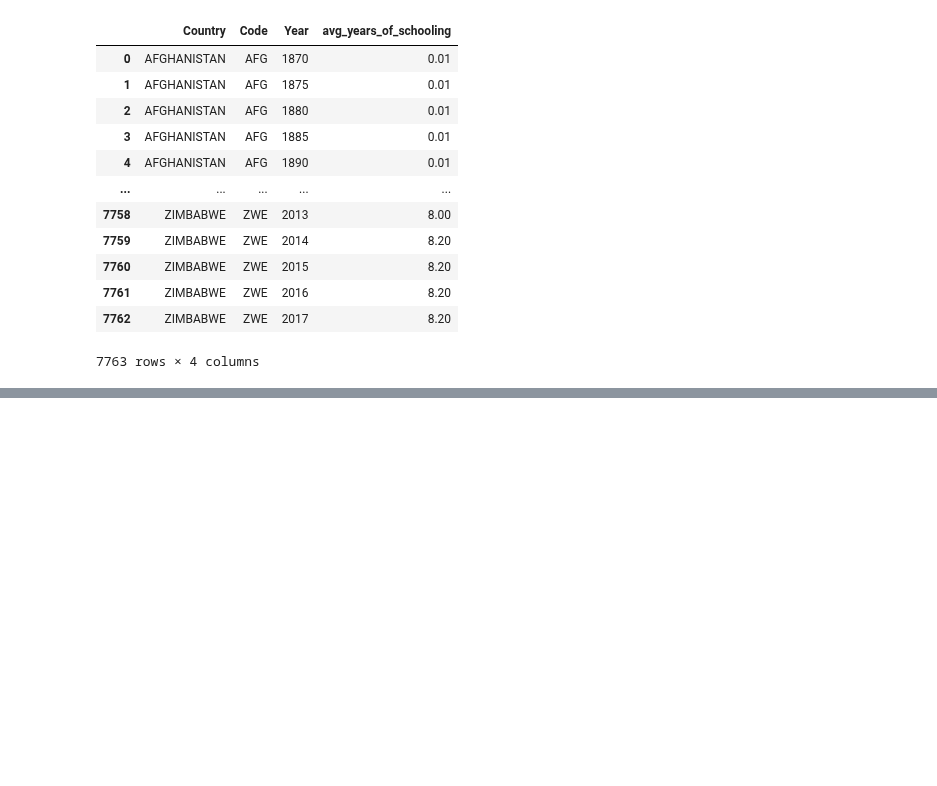
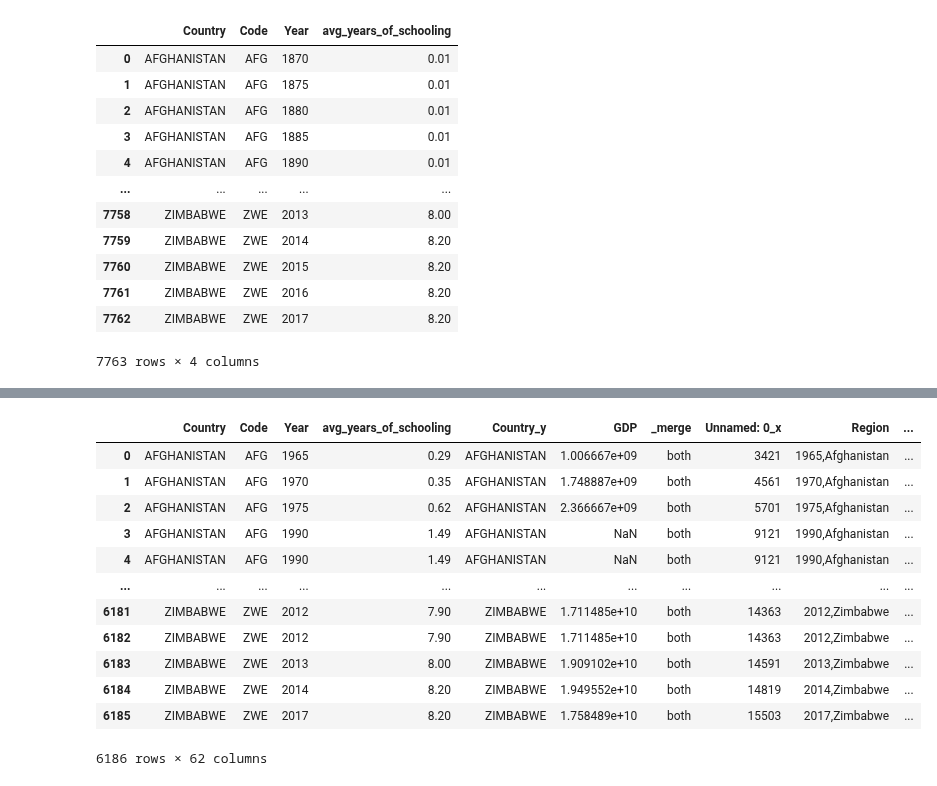
Before and after one commit to addmelo/ACME, a Jupyter notebook: Merging_data.ipynb, the cells around one changed output, grey strips where cells are left out. Drawn from its saved outputs; the diff is of its cells as text; code cells hidden in the pictures; blank space fills up the shorter version.

```diff
--- a/Merging_data.ipynb
+++ b/Merging_data.ipynb
@@ -55,4 +55,6 @@ world_gdp
 # %%
-data = pd.merge(education_2017, world_gdp, on=['Code', 'Year'],how='outer', indicator=True)
-data[(data['Year'] == 2000)*(data['_merge'] != 'both')]
+data = pd.merge(education_2017, world_gdp, on=['Code', 'Year'],how='inner', indicator=True)
+# data[(data['Year'] == 2000)*(data['_merge'] != 'both')]
+data = data.rename(columns={"Country_x": "Country"})
+data
 # %% [output]
@@ -59,0 +74,3 @@ KeyError: 'Code'
+# %%
+data_fertility_rate = pd.read_csv('Cleaned Datasets/cleaned_fertility_data.csv')
+data_fertility_rate
@@ -59,0 +91,18 @@ KeyError: 'Code'
+# %%
+data_with_population = pd.merge(data, population_data, on=['Country', 'Year'] , how='inner')
+df = pd.merge(data_with_population, data_fertility_rate, on=['Country', 'Year'] , how='inner')
+df
+# %% [output]
+|  | Country | Code | Year | avg_years_of_schooling | Country_y | GDP | _merge | Unnamed: 0_x | Region | ... |
+| 0 | AFGHANISTAN | AFG | 1965 | 0.29 | AFGHANISTAN | 1.006667e+09 | both | 3421 | 1965,Afghanistan | ... |
+| 1 | AFGHANISTAN | AFG | 1970 | 0.35 | AFGHANISTAN | 1.748887e+09 | both | 4561 | 1970,Afghanistan | ... |
+| 2 | AFGHANISTAN | AFG | 1975 | 0.62 | AFGHANISTAN | 2.366667e+09 | both | 5701 | 1975,Afghanistan | ... |
+| 3 | AFGHANISTAN | AFG | 1990 | 1.49 | AFGHANISTAN | NaN | both | 9121 | 1990,Afghanistan | ... |
+| 4 | AFGHANISTAN | AFG | 1990 | 1.49 | AFGHANISTAN | NaN | both | 9121 | 1990,Afghanistan | ... |
+| ... | ... | ... | ... | ... | ... | ... | ... | ... | ... | ... |
+| 6181 | ZIMBABWE | ZWE | 2012 | 7.90 | ZIMBABWE | 1.711485e+10 | both | 14363 | 2012,Zimbabwe | ... |
+| 6182 | ZIMBABWE | ZWE | 2012 | 7.90 | ZIMBABWE | 1.711485e+10 | both | 14363 | 2012,Zimbabwe | ... |
+| 6183 | ZIMBABWE | ZWE | 2013 | 8.00 | ZIMBABWE | 1.909102e+10 | both | 14591 | 2013,Zimbabwe | ... |
+| 6184 | ZIMBABWE | ZWE | 2014 | 8.20 | ZIMBABWE | 1.949552e+10 | both | 14819 | 2014,Zimbabwe | ... |
+| 6185 | ZIMBABWE | ZWE | 2017 | 8.20 | ZIMBABWE | 1.758489e+10 | both | 15503 | 2017,Zimbabwe | ... |
+6186 rows × 62 columns
```
Also changed, not shown: parts of 4 cells of this notebook, 1 other file.
